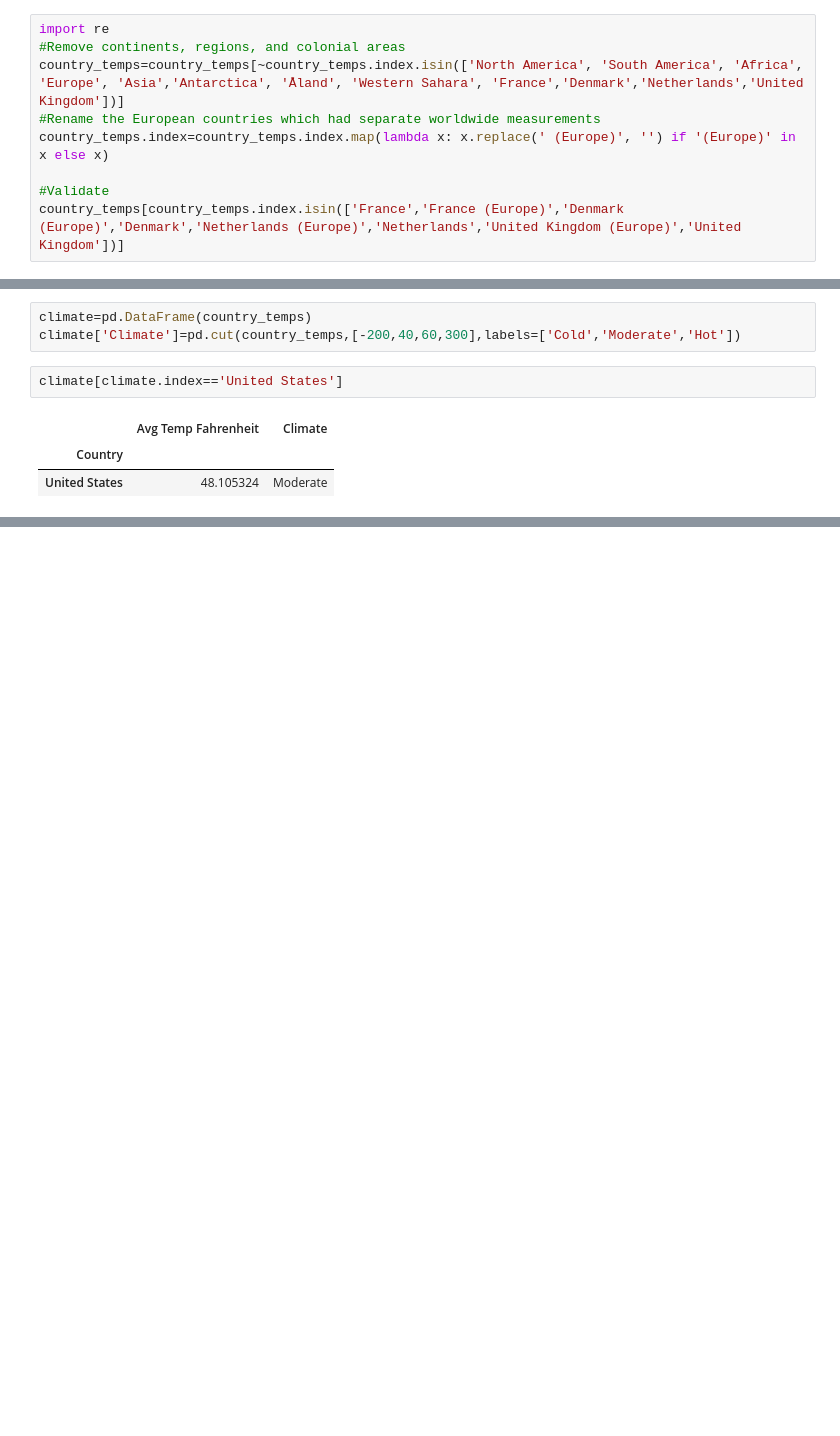
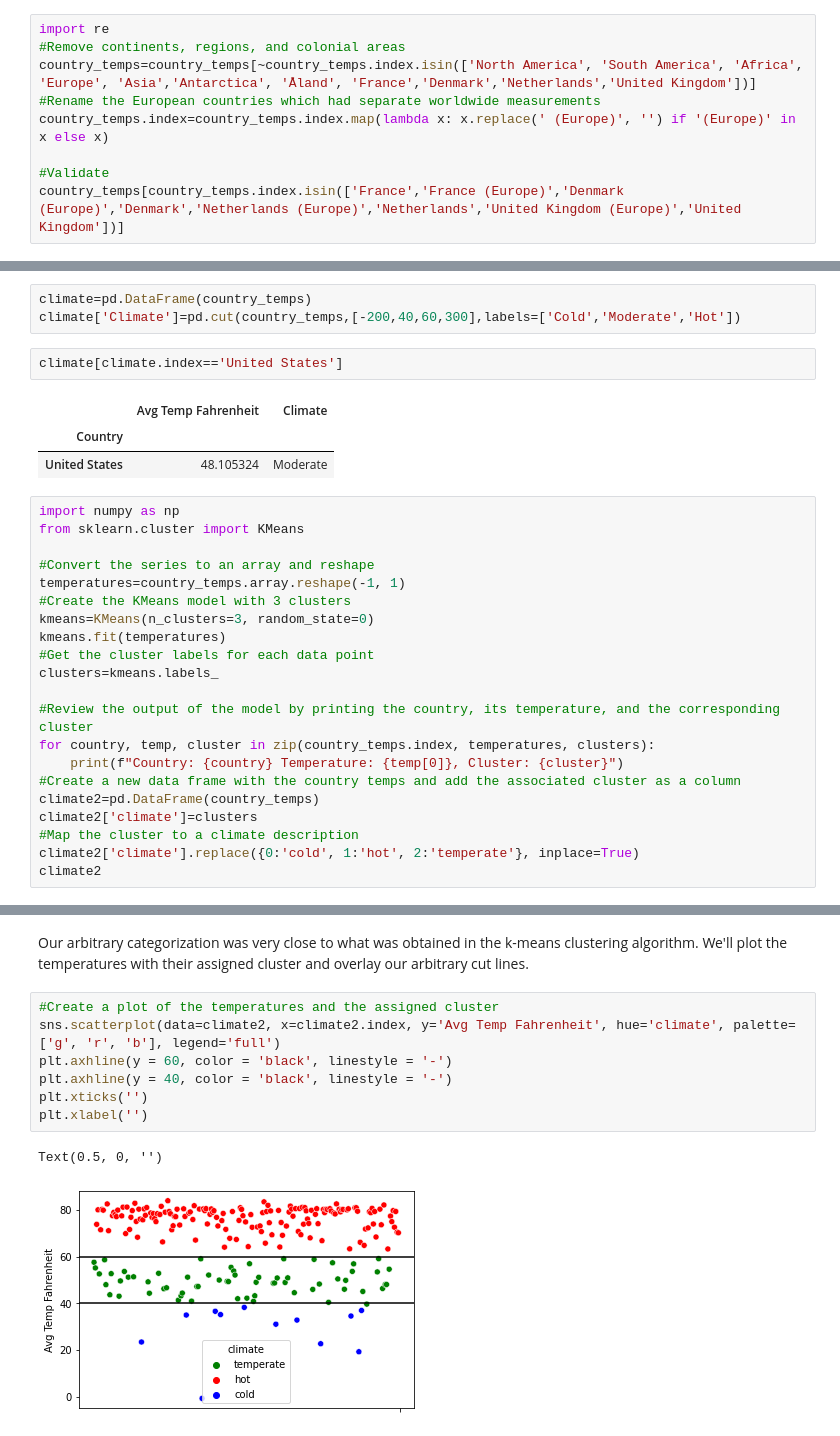
Before and after one commit to speedytmark/Draft_Project, a Jupyter notebook: Temperature.ipynb, the cells around one changed output, grey strips where cells are left out. Drawn from its saved outputs; the diff is of its cells as text; blank space fills up the shorter version.

Commit message:
New kmeans climate clusters and created world maps of temps and climates

```diff
--- a/Temperature.ipynb
+++ b/Temperature.ipynb
@@ -265,7 +265,7 @@ Appears as those the "Europe" countries are a little cooler, indicating the non-
 # %%
 import re
 #Remove continents, regions, and colonial areas
-country_temps=country_temps[~country_temps.index.isin(['North America', 'South America', 'Africa', 'Europe', 'Asia','Antarctica', 'Åland', 'Western Sahara', 'France','Denmark','Netherlands','United Kingdom'])]
+country_temps=country_temps[~country_temps.index.isin(['North America', 'South America', 'Africa', 'Europe', 'Asia','Antarctica', 'Åland', 'France','Denmark','Netherlands','United Kingdom'])]
 #Rename the European countries which had separate worldwide measurements
 country_temps.index=country_temps.index.map(lambda x: x.replace(' (Europe)', '') if '(Europe)' in x else x)
 
@@ -319,3 +319,24 @@ climate[climate.index=='United States']
 |  | Avg Temp Fahrenheit | Climate |
 | Country |  |  |
 | United States | 48.105324 | Moderate |
+# %%
+import numpy as np
+from sklearn.cluster import KMeans
+
+#Convert the series to an array and reshape
+temperatures=country_temps.array.reshape(-1, 1)
+#Create the KMeans model with 3 clusters
+kmeans=KMeans(n_clusters=3, random_state=0)
+kmeans.fit(temperatures)
+#Get the cluster labels for each data point
+clusters=kmeans.labels_
+
+#Review the output of the model by printing the country, its temperature, and the corresponding cluster
+for country, temp, cluster in zip(country_temps.index, temperatures, clusters):
+    print(f"Country: {country} Temperature: {temp[0]}, Cluster: {cluster}")
+#Create a new data frame with the country temps and add the associated cluster as a column
+climate2=pd.DataFrame(country_temps)
+climate2['climate']=clusters
+#Map the cluster to a climate description
+climate2['climate'].replace({0:'cold', 1:'hot', 2:'temperate'}, inplace=True)
+climate2
@@ -321,0 +381,12 @@ climate[climate.index=='United States']
+# %% [markdown]
+Our arbitrary categorization was very close to what was obtained in the k-means clustering algorithm. We'll plot the temperatures with their assigned cluster and overlay our arbitrary cut lines.
+# %%
+#Create a plot of the temperatures and the assigned cluster
+sns.scatterplot(data=climate2, x=climate2.index, y='Avg Temp Fahrenheit', hue='climate', palette=['g', 'r', 'b'], legend='full')
+plt.axhline(y = 60, color = 'black', linestyle = '-')
+plt.axhline(y = 40, color = 'black', linestyle = '-')
+plt.xticks('')
+plt.xlabel('')
+# %% [output]
+Text(0.5, 0, '')
+[figure, added]
```
Also changed, not shown: parts of 20 cells of this notebook, 1 other file.
